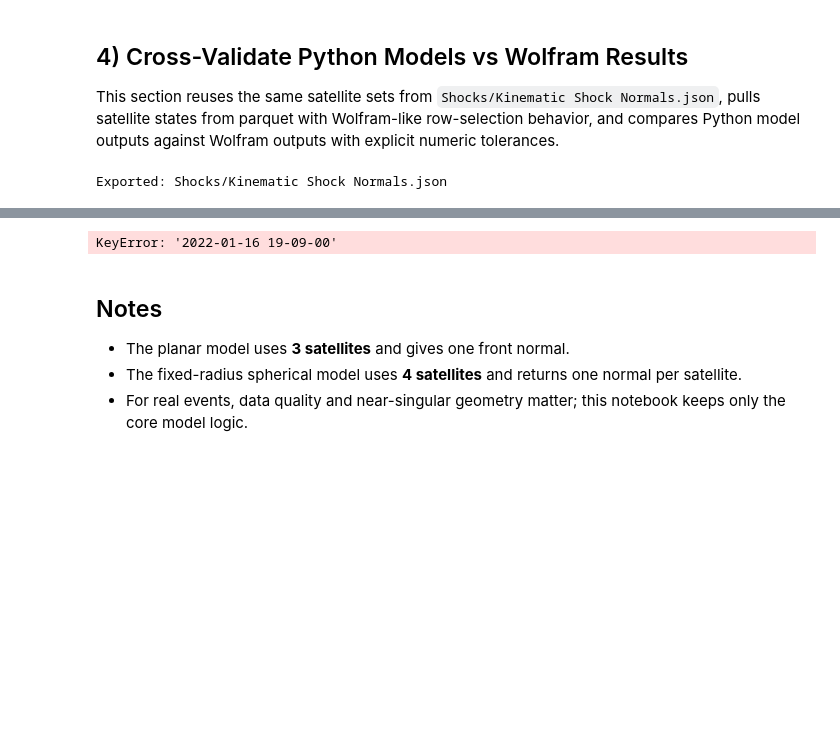
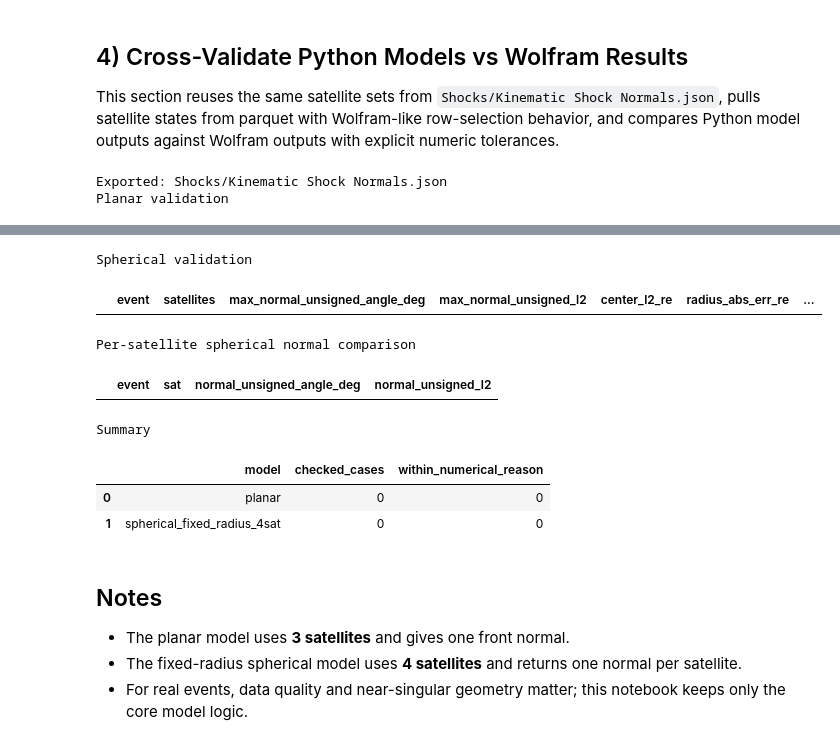
Before and after one commit to oscu0/Shock-and-Awe, a Jupyter notebook: SymPy Kinematic Models.ipynb, the cells around one changed output, grey strips where cells are left out. Drawn from its saved outputs; the diff is of its cells as text; code cells hidden in the pictures; blank space fills up the shorter version.

Commit message:
Key python kinematic normals off of shcok nornmals json rather than folders with dates

```diff
--- a/SymPy Kinematic Models.ipynb
+++ b/SymPy Kinematic Models.ipynb
@@ -349,6 +349,15 @@ SAT_BLACKLIST = {"stereo", "themisc"}
 
 shock_params = json.loads(SHOCK_PARAMS_PATH.read_text())
 wolfram_normals = json.loads(WOLFRAM_KINEMATIC_NORMALS_PATH.read_text())
+
+def iter_shock_param_events() -> list[str]:
+    events = []
+    for event, params in shock_params.items():
+        if not isinstance(params, dict):
+            warnings.warn(f"Skipping {event}: shock-params entry is not a mapping", stacklevel=2)
+            continue
+        events.append(event)
+    return sorted(events)
 
 def canonical_sat_name(name: str) -> str:
     return name.lower().replace("_", "").replace("-", "")
@@ -709,7 +718,7 @@ def _json_ready(value):
     return value
 
 def build_all_python_normals() -> dict:
-    return {event: compute_date_normals(event, shock_params[event]) for event in sorted(shock_params)}
+    return {event: compute_date_normals(event, shock_params[event]) for event in iter_shock_param_events()}
 # %%
 python_normals = build_all_python_normals()
 PYTHON_KINEMATIC_NORMALS_PATH.write_text(
@@ -718,8 +727,7 @@ PYTHON_KINEMATIC_NORMALS_PATH.write_text(
 print(f"Exported: {PYTHON_KINEMATIC_NORMALS_PATH}")
 
 EVENTS_TO_CHECK = [
-    "2022-01-16 19-09-00",
-    "2023-02-26 19-23-00",
+    event for event in iter_shock_param_events() if event in wolfram_normals
 ]
 
 PLANAR_ANGLE_TOL_DEG = 1.0
@@ -882,3 +890,4 @@ print("\nSummary")
 display(summary_df)
 # %% [output]
 Exported: Shocks/Kinematic Shock Normals.json
+Planar validation
@@ -885,4 +895,11 @@ Exported: Shocks/Kinematic Shock Normals.json
-KeyError: '2022-01-16 19-09-00'
+Spherical validation
+|  | event | satellites | max_normal_unsigned_angle_deg | max_normal_unsigned_l2 | center_l2_re | radius_abs_err_re | ... |
+Per-satellite spherical normal comparison
+|  | event | sat | normal_unsigned_angle_deg | normal_unsigned_l2 |
+Summary
+|  | model | checked_cases | within_numerical_reason |
+| 0 | planar | 0 | 0 |
+| 1 | spherical_fixed_radius_4sat | 0 | 0 |
 # %% [markdown]
 ## Notes
 
```
Also changed, not shown: parts of 1 cell of this notebook.
